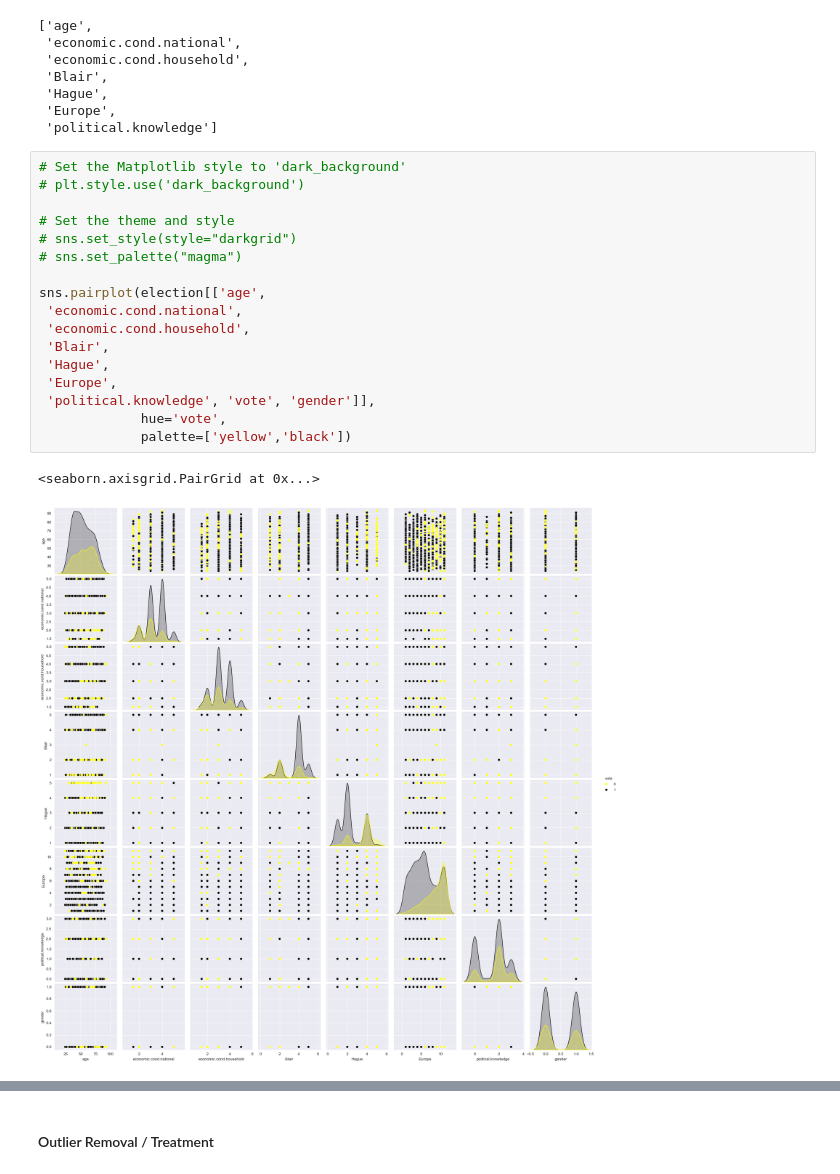
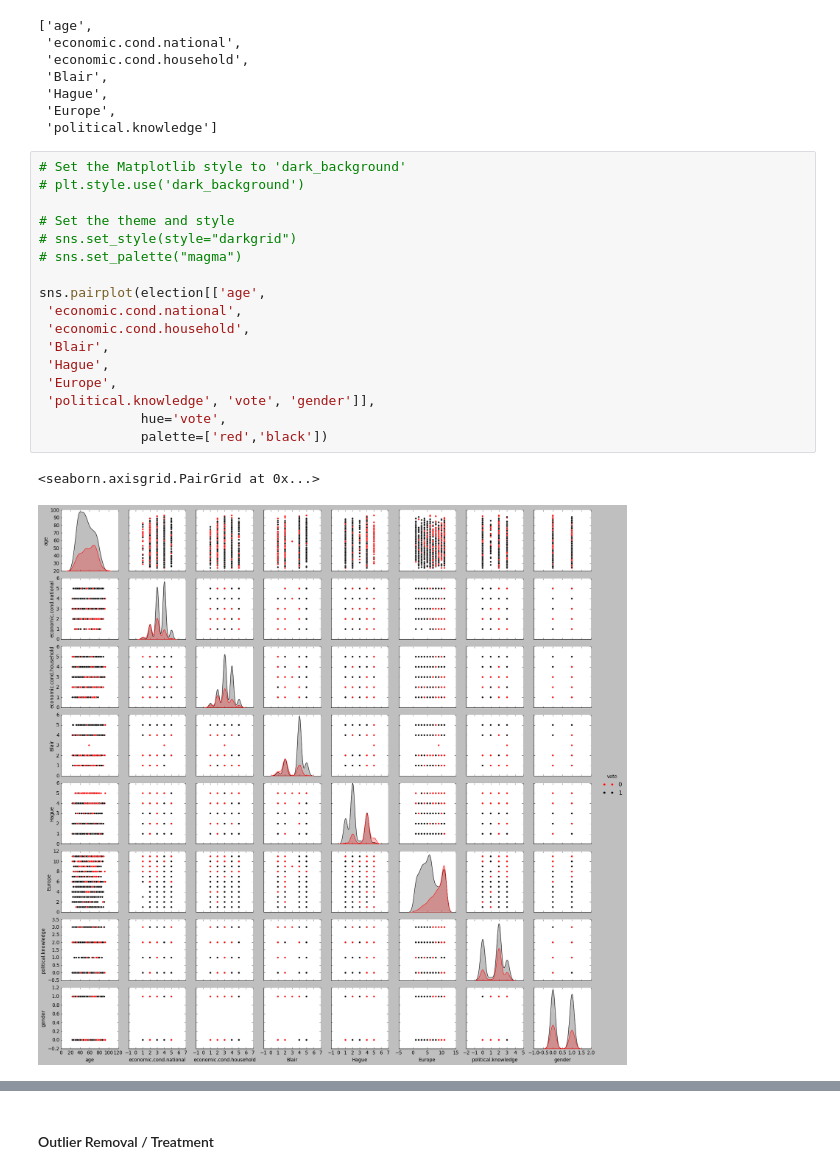
Before and after one commit to HitenDewangan/DataScience-AIML, a Jupyter notebook: My Project - AIML - Election Data/SOT23_Hitendra_Kumar_Dewangan.ipynb, the cells around one changed output, grey strips where cells are left out. Drawn from its saved outputs; the diff is of its cells as text.

```diff
--- a/My Project - AIML - Election Data/SOT23_Hitendra_Kumar_Dewangan.ipynb
+++ b/My Project - AIML - Election Data/SOT23_Hitendra_Kumar_Dewangan.ipynb
@@ -269,20 +272,20 @@ num
 # %%
 # Set the Matplotlib style to 'dark_background'
 # plt.style.use('dark_background')
 
 # Set the theme and style
 # sns.set_style(style="darkgrid")
 # sns.set_palette("magma")
 
 sns.pairplot(election[['age',
  'economic.cond.national',
  'economic.cond.household',
  'Blair',
  'Hague',
  'Europe',
  'political.knowledge', 'vote', 'gender']],
              hue='vote',
-             palette=['yellow','black'])
+             palette=['red','black'])
 # %% [output]
 <seaborn.axisgrid.PairGrid at 0x...>
-[figure, old version]
+[figure, new version]
```
Also changed, not shown: parts of 70 cells of this notebook.
